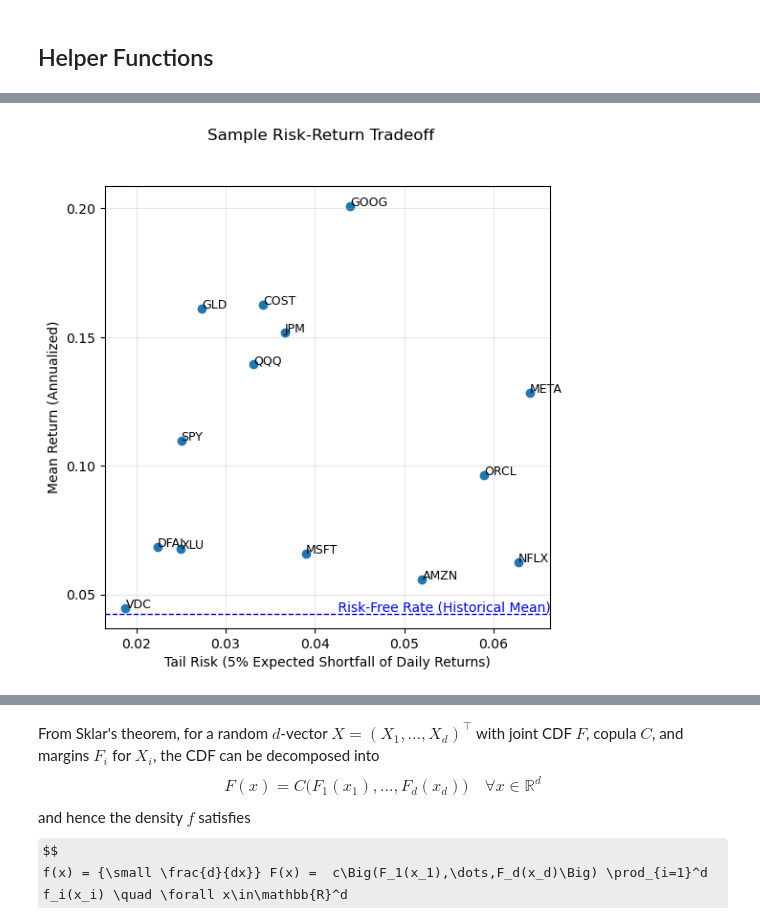
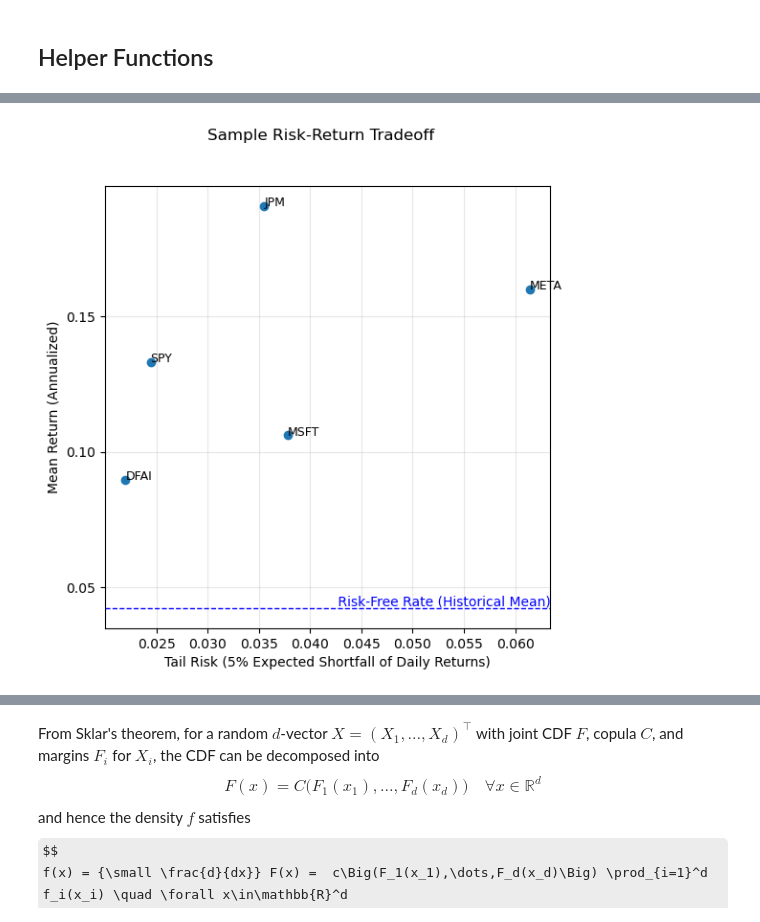
Before and after one commit to antonio-apm/portfolio-metrics, a Jupyter notebook: portfolio-metrics.ipynb, the cells around one changed output, grey strips where cells are left out. Drawn from its saved outputs; the diff is of its cells as text; code cells hidden in the pictures; some formulas as TeX source.

```diff
--- a/portfolio-metrics.ipynb
+++ b/portfolio-metrics.ipynb
@@ -13,11 +14,15 @@ from copulae import GaussianCopula, StudentCopula
 # %%
-tickers = [
-    "SPY", "QQQ", "DFAI", "META", "JPM", "MSFT",
-    "AMZN", "NFLX", "GOOG", "ORCL",
-    "GLD", "COST", "VDC", "XLU"
-]
+q = {
+    "DFAI":43,
+    "META":2,
+    "MSFT":3,
+    "JPM":4,
+    "SPY":42,
+}
 
-years = 5
+tickers = list(q.keys())
+
+years = 7
 end_date = date.today()
 start_date = end_date - timedelta(days=years * 365)
 # %%
@@ -434,6 +635,14 @@ class Portfolio:
 # %%
+# weights of each holding
+w = {k: v/sum(q.values()) for k, v in q.items()}
+
+# tickers and price data
+my_pft = list(w.keys())
+my_prices = close_prices[my_pft]
+
+
 # create instance of Portfolio class
-p = Portfolio(tickers=tickers, df=close_prices)
+p = Portfolio(tickers=my_pft, df=my_prices, weights=w)
 # %%
 summary = p.uni_summary()
 summary
@@ -469,32 +678,32 @@ p.data.apply(lambda x: 100*x/x.iloc[0]-1).plot(
 # %%
 ## make this plot a method in the class
 fig, ax = plt.subplots(figsize=(6, 6))
 x = -summary.loc['ES(5.0%)']
 y = summary.loc['Mean (Ann.)']
 ax.scatter(x=x, y=y)
 texts = []
-for t in summary.columns:
-    texts.append(ax.text(x[t], y[t], t, fontsize=9))
+for col in summary.columns:
+    texts.append(ax.text(x[col], y[col], col, fontsize=9))
 ax.set_xlabel('Tail Risk (5% Expected Shortfall of Daily Returns)') ; ax.set_ylabel('Mean Return (Annualized)')
 fig.suptitle(f'Sample Risk-Return Tradeoff')
 ax.grid(True, alpha=0.3)
 rf = 0.0425 # historical avg risk-free rate (10yr treasury YTM)
 ax.axhline(y=rf, color='blue', linestyle='--', linewidth=1)
 ax.text(
     ax.get_xlim()[1],
     rf,
     " Risk-Free Rate (Historical Mean)",
     color="blue",
     va="bottom",
     ha="right",
     fontsize=10
 )
 ax = plt.gca()
 ax.yaxis.set_major_locator(MultipleLocator(0.05))
 
 plt.show()
 # %% [output]
-[figure, old version]
+[figure, new version]
 # %%
 from statsmodels.graphics.tsaplots import plot_acf, plot_pacf
 from statsmodels.tsa.stattools import acf, pacf
```
Also changed, not shown: parts of 23 cells of this notebook.
